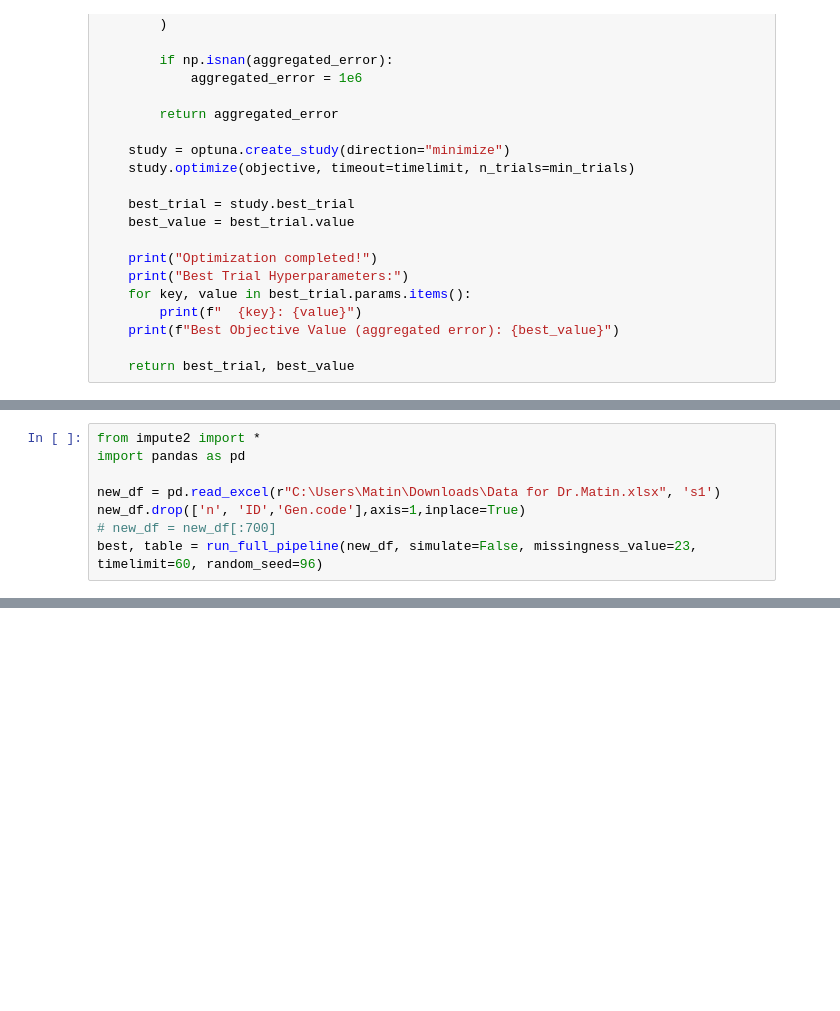
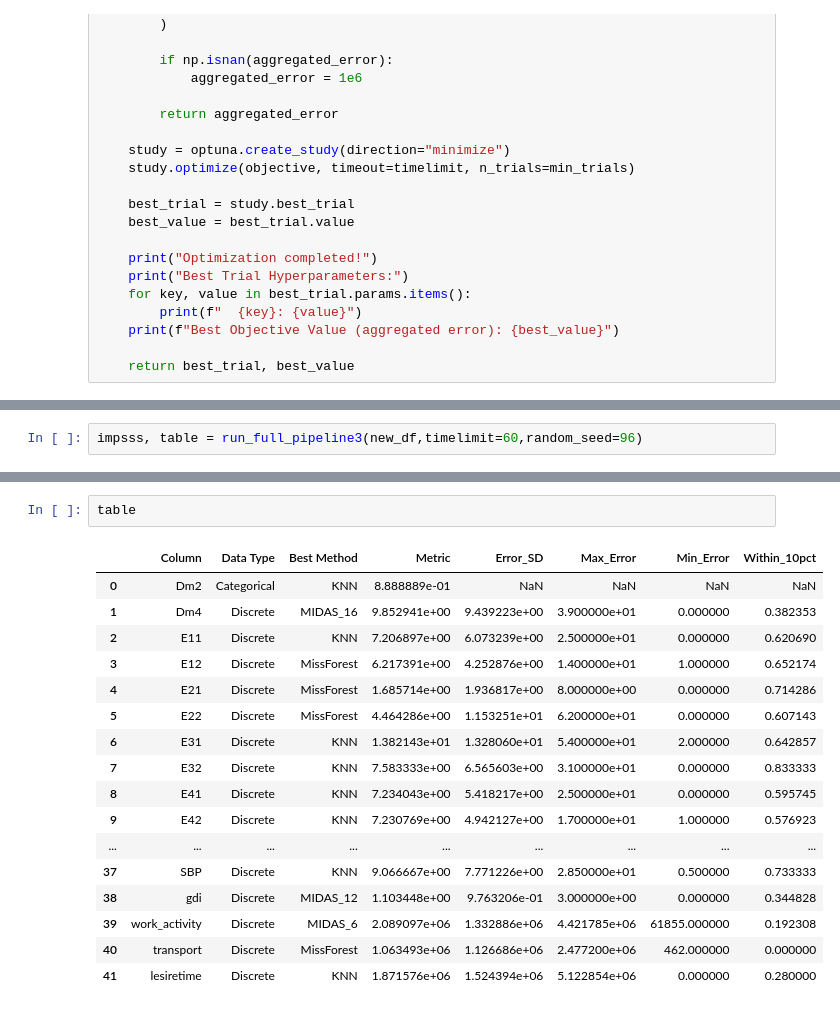
Before and after one commit to iMaatin/AutoStats, a Jupyter notebook: imporved.ipynb, the cells around one changed output, grey strips where cells are left out. Saved outputs shown, nothing was run; the diff lists cells and outputs as text; blank space fills up the shorter version.

Commit message:
yay... almost done. just need to add a build for when simulate is true... 4:10 AM

```diff
--- a/imporved.ipynb
+++ b/imporved.ipynb
@@ -1229,8 +1796,0 @@ SyntaxError: invalid syntax (4226623454.py, line 1)
-# %%
-from impute2 import *
-import pandas as pd
-
-new_df = pd.read_excel(r"C:\Users\Matin\Downloads\Data for Dr.Matin.xlsx", 's1')
-new_df.drop(['n', 'ID','Gen.code'],axis=1,inplace=True)
-# new_df = new_df[:700]
-best, table = run_full_pipeline(new_df, simulate=False, missingness_value=23, timelimit=60, random_seed=96)
@@ -1302,0 +1797,2 @@ KeyboardInterrupt:
+# %%
+impsss, table = run_full_pipeline3(new_df,timelimit=60,random_seed=96)
@@ -1302,0 +1910,20 @@ KeyboardInterrupt:
+# %%
+table
+# %% [output]
+|  | Column | Data Type | Best Method | Metric | Error_SD | Max_Error | Min_Error | Within_10pct |
+| 0 | Dm2 | Categorical | KNN | 8.888889e-01 | NaN | NaN | NaN | NaN |
+| 1 | Dm4 | Discrete | MIDAS_16 | 9.852941e+00 | 9.439223e+00 | 3.900000e+01 | 0.000000 | 0.382353 |
+| 2 | E11 | Discrete | KNN | 7.206897e+00 | 6.073239e+00 | 2.500000e+01 | 0.000000 | 0.620690 |
+| 3 | E12 | Discrete | MissForest | 6.217391e+00 | 4.252876e+00 | 1.400000e+01 | 1.000000 | 0.652174 |
+| 4 | E21 | Discrete | MissForest | 1.685714e+00 | 1.936817e+00 | 8.000000e+00 | 0.000000 | 0.714286 |
+| 5 | E22 | Discrete | MissForest | 4.464286e+00 | 1.153251e+01 | 6.200000e+01 | 0.000000 | 0.607143 |
+| 6 | E31 | Discrete | KNN | 1.382143e+01 | 1.328060e+01 | 5.400000e+01 | 2.000000 | 0.642857 |
+| 7 | E32 | Discrete | KNN | 7.583333e+00 | 6.565603e+00 | 3.100000e+01 | 0.000000 | 0.833333 |
+| 8 | E41 | Discrete | KNN | 7.234043e+00 | 5.418217e+00 | 2.500000e+01 | 0.000000 | 0.595745 |
+| 9 | E42 | Discrete | KNN | 7.230769e+00 | 4.942127e+00 | 1.700000e+01 | 1.000000 | 0.576923 |
+| ... | ... | ... | ... | ... | ... | ... | ... | ... |
+| 37 | SBP | Discrete | KNN | 9.066667e+00 | 7.771226e+00 | 2.850000e+01 | 0.500000 | 0.733333 |
+| 38 | gdi | Discrete | MIDAS_12 | 1.103448e+00 | 9.763206e-01 | 3.000000e+00 | 0.000000 | 0.344828 |
+| 39 | work_activity | Discrete | MIDAS_6 | 2.089097e+06 | 1.332886e+06 | 4.421785e+06 | 61855.000000 | 0.192308 |
+| 40 | transport | Discrete | MissForest | 1.063493e+06 | 1.126686e+06 | 2.477200e+06 | 462.000000 | 0.000000 |
+| 41 | lesiretime | Discrete | KNN | 1.871576e+06 | 1.524394e+06 | 5.122854e+06 | 0.000000 | 0.280000 |
```
Also changed, not shown: parts of 14 cells of this notebook, 3 other files.
